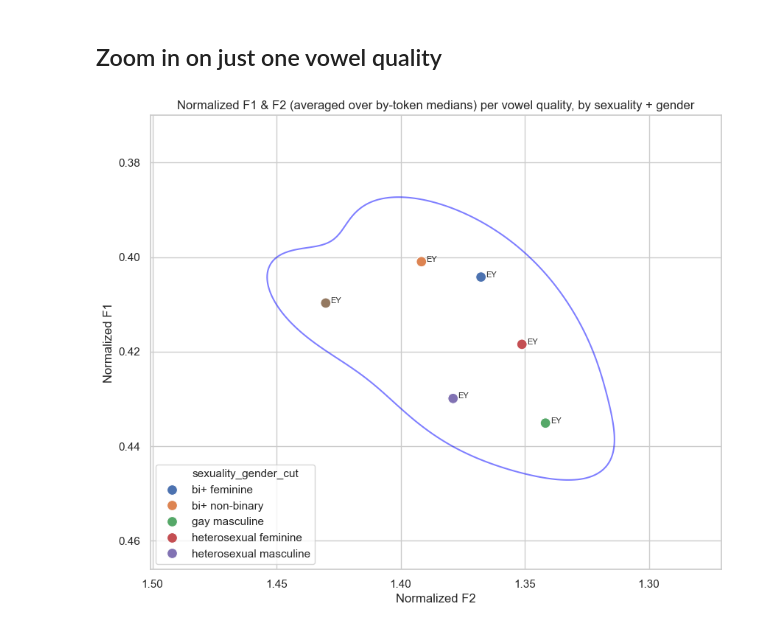
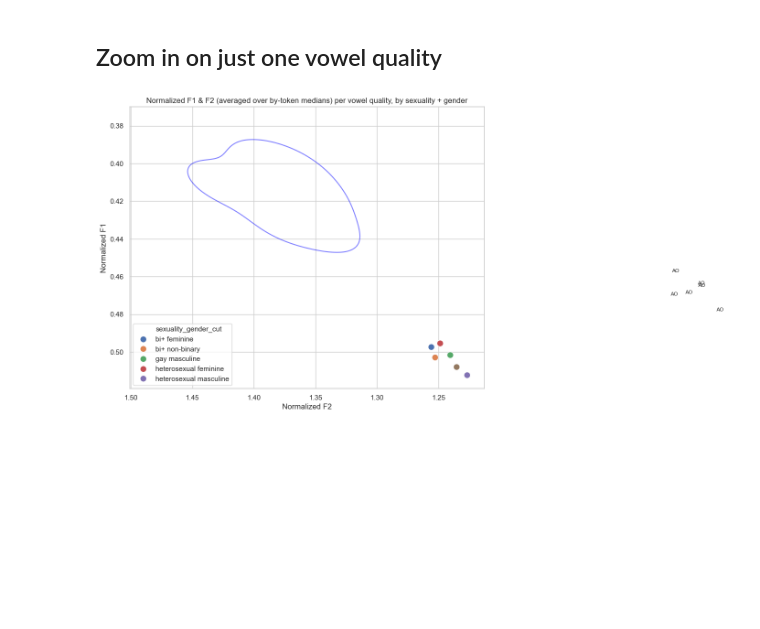
Before and after one commit to acgalvano/FormantPath-vowels, a Jupyter notebook: visualize_formants.ipynb, the cells around one changed output. Saved outputs shown, nothing was run; the diff lists cells and outputs as text; code cells hidden in the pictures; blank space fills up the shorter version.

```diff
--- a/visualize_formants.ipynb
+++ b/visualize_formants.ipynb
@@ -402,0 +443,2 @@ plt.show()
+# %%
+grouped_meds.dropna(subset=["F1_norm", "F2_norm"], inplace=True)
@@ -402,0 +456,30 @@ plt.show()
+# %%
+from scipy.stats import sem, t
+
+def mean_confidence_interval(data, confidence=0.95):
+    n = len(data)
+    if n < 2:  # Cannot calculate CI with fewer than 2 data points
+        mean = np.mean(data)
+        return mean, np.nan, np.nan
+    mean = np.mean(data)
+    std_err = sem(data)
+    h = std_err * t.ppf((1 + confidence) / 2, n - 1)  # Margin of error
+    return mean, mean - h, mean + h
+
+# Group by `sexuality_gender_cut` and calculate stats
+results = []
+for name, group in grouped_meds.groupby('sexuality_gender_cut'):
+    f1_mean, f1_lower, f1_upper = mean_confidence_interval(group['F1_norm'])
+    f2_mean, f2_lower, f2_upper = mean_confidence_interval(group['F2_norm'])
+    results.append({
+        'sexuality_gender_cut': name,
+        'F1_norm_mean': f1_mean,
+        'F1_norm_lower': f1_lower,
+        'F1_norm_upper': f1_upper,
+        'F2_norm_mean': f2_mean,
+        'F2_norm_lower': f2_lower,
+        'F2_norm_upper': f2_upper
+    })
+
+ci_df = pd.DataFrame(results)
+ci_df
@@ -402,0 +495,2 @@ plt.show()
+# %%
+ci_df = ci_df[ci_df['sexuality_gender_cut'] != 'exclude']
@@ -643,50 +793,50 @@ sns.set(style="whitegrid")
 # Set up the plot
 plt.figure(figsize=(10, 8))
 
-# Scatter plot for df_EY
+# Scatter plot for df_XX
 scatter_plot = sns.scatterplot(
     x='F2_norm',
     y='F1_norm',
     hue='sexuality_gender_cut',
-    data=df_EY,  # Use df_EY instead of medians_df
+    data=df_AE,  # Use df_XX instead of medians_df
     style='phones_short',
     s=100
 )
 
-# Add labels to each point in df_EY
-for _, row in df_EY.iterrows():
+# Add labels to each point in df_XX
+for _, row in df_AO.iterrows():
     plt.text(row['F2_norm'] - 0.002, row['F1_norm'], row['phones_short'], fontsize=8)
 
-# Add smoothed KDE-based boundaries for each phones_short group in df_EY
+# Add smoothed KDE-based boundaries for each phones_short group in df_XX
 sns.kdeplot(
     data=df_EY,  # Use df_EY instead of medians_df
     x='F2_norm',
     y='F1_norm',
     levels=[0.2],  # Adjust to control boundary level
     alpha=0.5,
     label='EY Boundary',  # Label for this specific subset
     color='blue',  # Choose color as needed
 )
 
 # Set labels and title
 plt.xlabel('Normalized F2')
 plt.ylabel('Normalized F1')
 plt.title('Normalized F1 & F2 (averaged over by-token medians) per vowel quality, by sexuality + gender')
 
 # Invert axes
 plt.gca().invert_yaxis()
 plt.gca().invert_xaxis()
 
 # Remove original legend
 scatter_plot.legend_.remove()
 
 # Add a new legend for hue only
 handles, labels = scatter_plot.get_legend_handles_labels()
 hue_legend_handles = handles[:len(df_EY['sexuality_gender_cut'].unique())]  # Only keep hue handles
 hue_legend_labels = labels[:len(df_EY['sexuality_gender_cut'].unique())]
 plt.legend(hue_legend_handles, hue_legend_labels, loc='lower left')
 
 # Show the plot
 plt.show()
 # %% [output]
-[figure, old version]
+[figure, new version]
```
Also changed, not shown: parts of 23 cells of this notebook.
